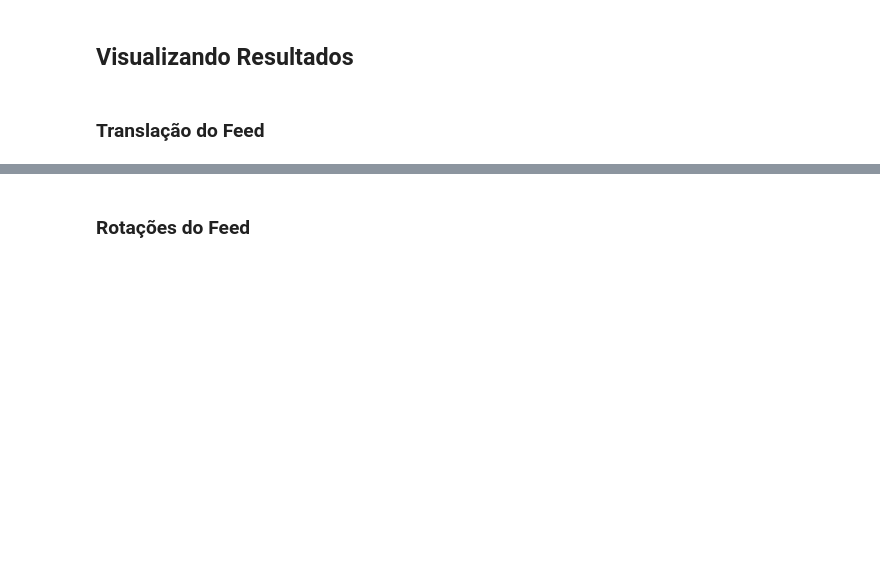
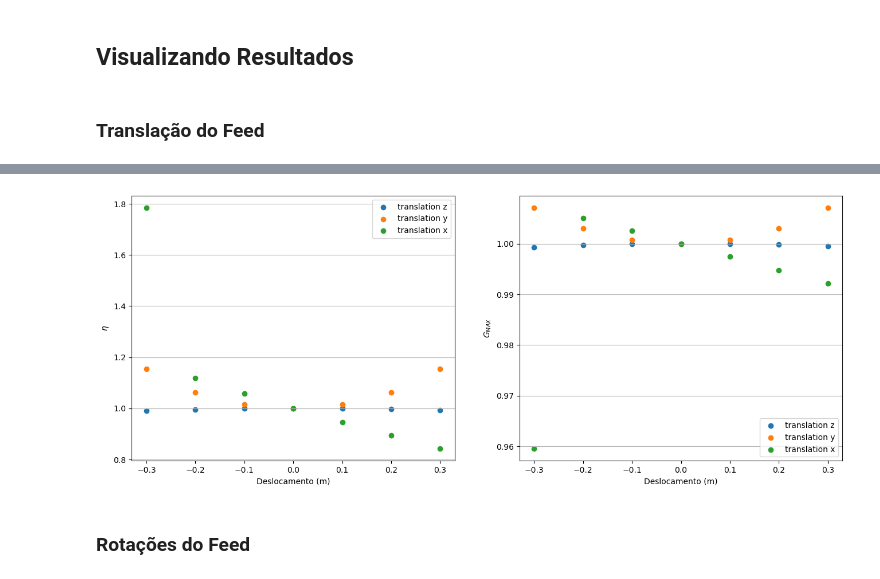
Before and after one commit to lbarosi/EMSimulationGrasp, a Jupyter notebook: notebooks/01_LB_GRASP_ANALYSIS.ipynb, the cells around one changed output, grey strips where cells are left out. Cells and saved outputs as stored; diff of their text form; code cells hidden in the pictures; blank space fills up the shorter version.

```diff
--- a/notebooks/01_LB_GRASP_ANALYSIS.ipynb
+++ b/notebooks/01_LB_GRASP_ANALYSIS.ipynb
@@ -154,4 +65,11 @@ for tor_file in tor_files:
 ## Visualizando Resultados
 # %% [markdown]
 ### Translação do Feed
+# %%
+def normalize(data):
+    columns = ["Gain", "eta_spill", "eta_pol", "eta_amp", "eta_phase", "Gain_Max"]
+    zero_values = data[data.Values == 0]
+    for column in columns:
+        data[column] = data[column] / zero_values[column].values
+    return data
 # %%
@@ -177,20 +149,26 @@ plt.show();
 # %%
+df_n_z = normalize(df_gain_z)
+df_n_y = normalize(df_gain_y)
+df_n_x = normalize(df_gain_x)
 fig, ax = plt.subplots(ncols=2)
-ax[0].scatter(df_gain_z.Values, df_gain_z.Gain / df_gain_z.Gain[3] , label="translação eixo z")
-ax[0].scatter(df_gain_y.Values, df_gain_y.Gain / df_gain_z.Gain[3], label="translação eixo y")
-ax[0].scatter(df_gain_x.Values, df_gain_x.Gain / df_gain_z.Gain[3], label="translação eixo x")
-ax[0].set_xlabel("Deslocamento (cm)")
-ax[0].set_ylabel(r"$G/G_0$")
+ax[0].scatter(df_n_z.Values, df_n_z.Gain, label="translation z")
+ax[0].scatter(df_n_y.Values, df_n_y.Gain, label="translation y")
+ax[0].scatter(df_n_x.Values, df_n_x.Gain, label="translation x")
+ax[0].set_xlabel("Deslocamento (m)")
+ax[0].set_ylabel(r"$\eta$")
 ax[0].legend()
 ax[0].grid(axis="y")
-ax[1].scatter(df_gain_z.Values, df_gain_z.Gain_Max / df_gain_z.Gain_Max[3], label="translação eixo z")
-ax[1].scatter(df_gain_y.Values, df_gain_y.Gain_Max / df_gain_z.Gain_Max[3], label="translação eixo y")
-ax[1].scatter(df_gain_x.Values, df_gain_x.Gain_Max / df_gain_z.Gain_Max[3], label="translação eixo x")
-ax[1].set_xlabel("Deslocamento (cm)")
-ax[1].set_ylabel(r"$G_{MAX}/G_{MAX, 0}$")
+
+ax[1].scatter(df_n_z.Values, df_n_z.Gain_Max, label="translation z")
+ax[1].scatter(df_n_y.Values, df_n_y.Gain_Max, label="translation y")
+ax[1].scatter(df_n_x.Values, df_n_x.Gain_Max, label="translation x")
+ax[1].set_xlabel("Deslocamento (m)")
+ax[1].set_ylabel(r"$G_{MAX}$")
 ax[1].legend()
 ax[1].grid(axis="y")
 plt.show();
+# %% [output]
+[figure, added]
 # %% [markdown]
 ### Rotações do Feed
 # %%
```
Also changed, not shown: parts of 49 cells of this notebook, 7 other files.
